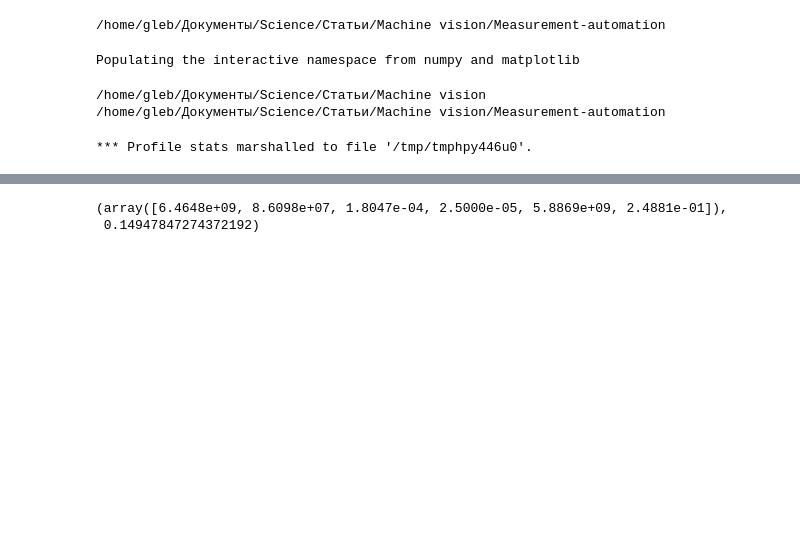
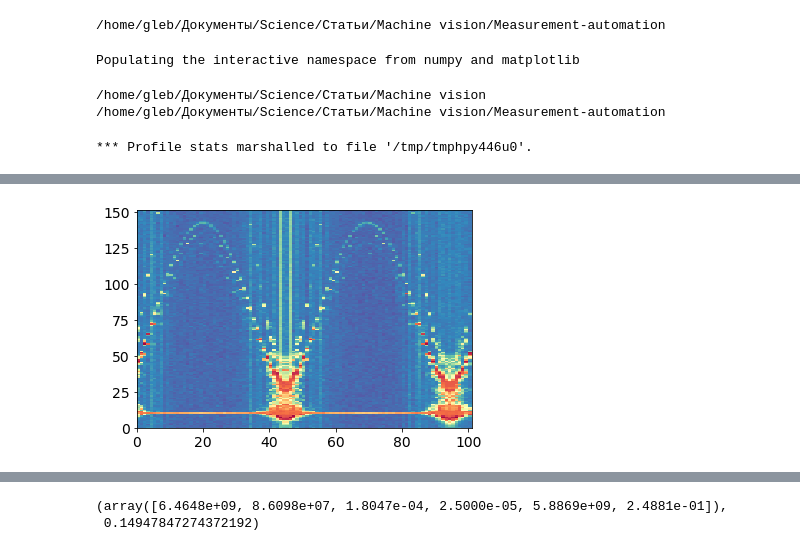
Before and after one commit to vdrhtc/Computer-vision-paper, a Jupyter notebook: Plots 2 .ipynb, the cells around one changed output, grey strips where cells are left out. Drawn from its saved outputs; the diff is of its cells as text; code cells hidden in the pictures; blank space fills up the shorter version.

```diff
--- a/Plots 2 .ipynb
+++ b/Plots 2 .ipynb
@@ -68,5 +73,10 @@ tts2 = MeasurementResult.load("Xmon 2Q", "III-two-tone")
 # %%
 params
+# %%
+pcolormesh(abs(tts1.get_data()["data"]).T, rasterized=True)
+plt.savefig("TTS_exam.pdf", bbox_inches="tight")
+# %% [output]
+[figure, added]
 # %%
 # reload(lib2.fulaut.SpectrumOracle)
 from lib2.fulaut.SpectrumOracle import *
```
Also changed, not shown: parts of 3 cells of this notebook, 2 other files.
